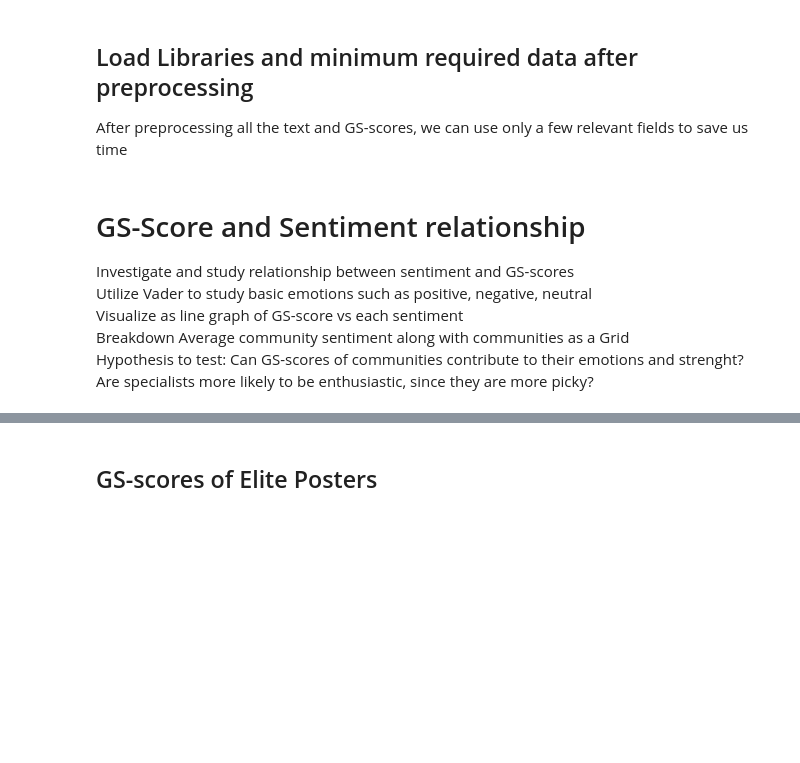
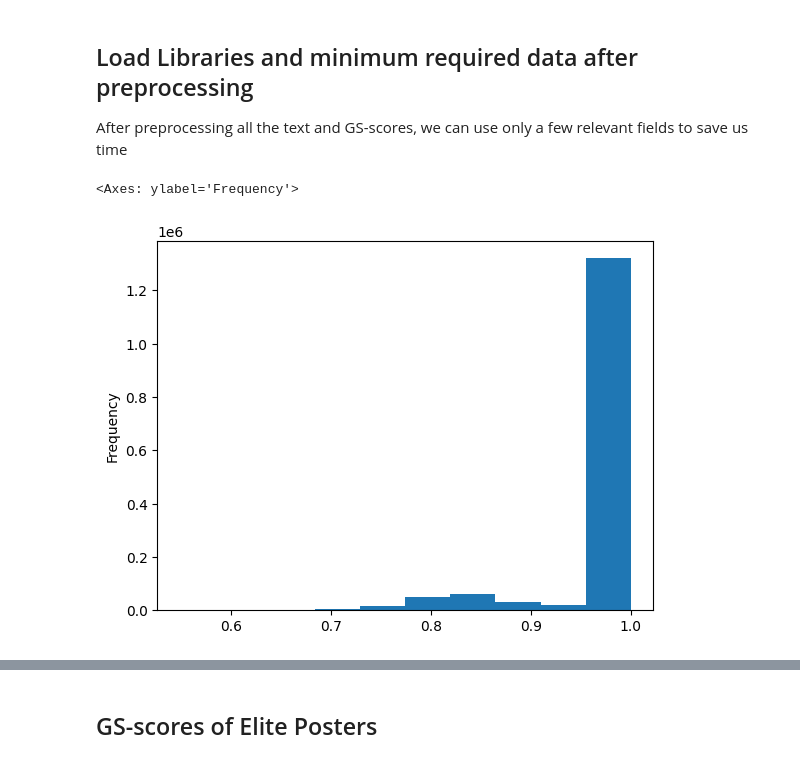
Before and after one commit to wasim985/D25-project, a Jupyter notebook: analysis/analysis.ipynb, the cells around one changed output, grey strips where cells are left out. Saved outputs shown, nothing was run; the diff lists cells and outputs as text; code cells hidden in the pictures; blank space fills up the shorter version.

```diff
--- a/analysis/analysis.ipynb
+++ b/analysis/analysis.ipynb
@@ -168,14 +168,9 @@ import pandas as pd
 import matplotlib.pyplot as plt
 import numpy as np
 import plotly.express as px
-#load posts
-
-#load relevant comments
+posts_gs = pd.read_csv('gs_scores_of_creators.csv')
-# %% [markdown]
-# GS-Score and Sentiment relationship
-Investigate and study relationship between sentiment and GS-scores \
-Utilize Vader to study basic emotions such as positive, negative, neutral \
-Visualize as line graph of GS-score vs each sentiment \
-Breakdown Average community sentiment along with communities as a Grid \
-Hypothesis to test: Can GS-scores of communities contribute to their emotions and strenght? \
-                    Are specialists more likely to be enthusiastic, since they are more picky?
+# %%
+posts_gs['gs_scores'].plot.hist()
+# %% [output]
+<Axes: ylabel='Frequency'>
+[figure, added]
```
Also changed, not shown: parts of 77 cells of this notebook, 3 other files.
